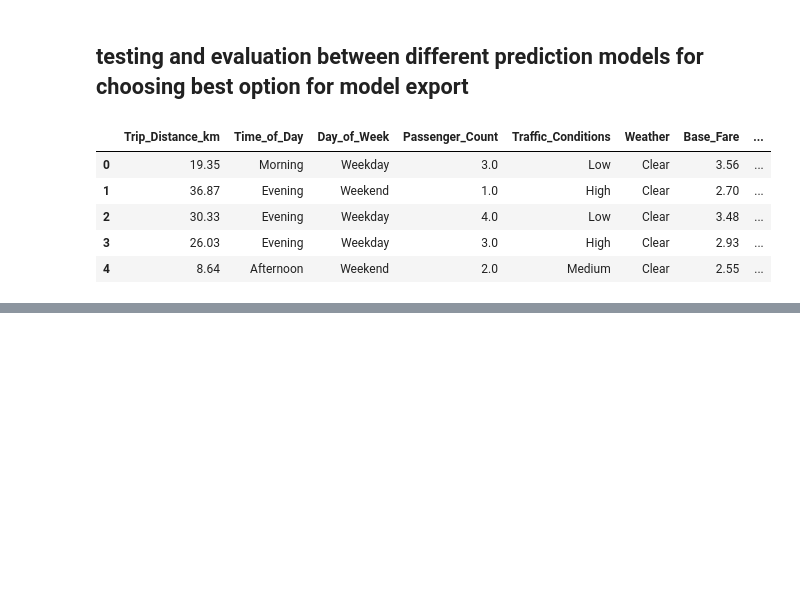
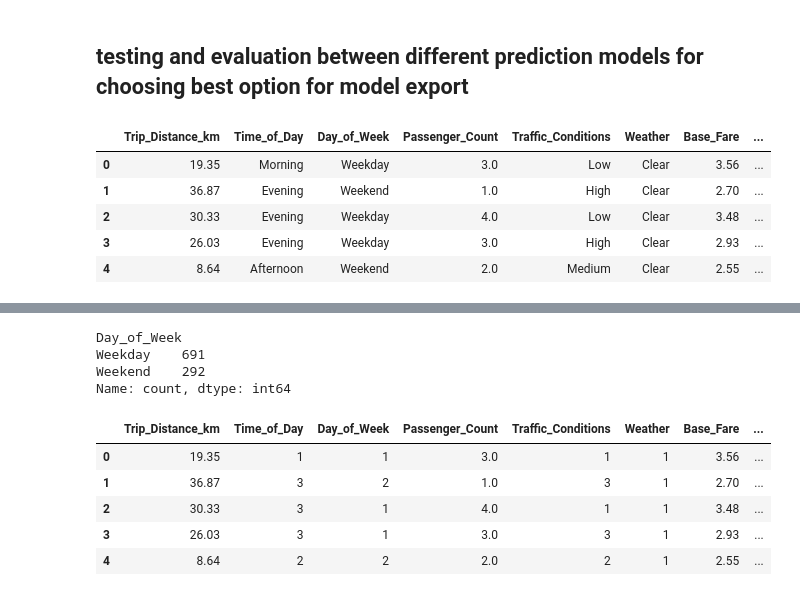
Before and after one commit to ponagr/taxi-prediction-fullstack-pontus, a Jupyter notebook: explorations/model_selection.ipynb, the cells around one changed output, grey strips where cells are left out. Saved outputs shown, nothing was run; the diff lists cells and outputs as text; code cells hidden in the pictures; blank space fills up the shorter version.

```diff
--- a/explorations/model_selection.ipynb
+++ b/explorations/model_selection.ipynb
@@ -15,0 +37,26 @@ df.head()
+# %%
+df["Weather"].value_counts() # Clear, Rain, Snow
+df["Traffic_Conditions"].value_counts() # Low, Medium, High
+df["Time_of_Day"].value_counts() # Morning, Afternoon, Evening, Night
+df["Day_of_Week"].value_counts() # Weekend, Weekday
+# %% [output]
+Day_of_Week
+Weekday    691
+Weekend    292
+Name: count, dtype: int64
+# %%
+test_df = df.copy()
+
+test_df["Weather"] = test_df["Weather"].map({"Clear": 1, "Rain": 2, "Snow": 3}).astype(int)
+test_df["Traffic_Conditions"] = test_df["Traffic_Conditions"].map({"Low": 1, "Medium": 2, "High": 3}).astype(int)
+test_df["Day_of_Week"] = test_df["Day_of_Week"].map({"Weekday": 1, "Weekend": 2}).astype(int)
+test_df["Time_of_Day"] = test_df["Time_of_Day"].map({"Morning": 1, "Afternoon": 2, "Evening": 3, "Night": 4}).astype(int)
+
+test_df.head()
+# %% [output]
+|  | Trip_Distance_km | Time_of_Day | Day_of_Week | Passenger_Count | Traffic_Conditions | Weather | Base_Fare | ... |
+| 0 | 19.35 | 1 | 1 | 3.0 | 1 | 1 | 3.56 | ... |
+| 1 | 36.87 | 3 | 2 | 1.0 | 3 | 1 | 2.70 | ... |
+| 2 | 30.33 | 3 | 1 | 4.0 | 1 | 1 | 3.48 | ... |
+| 3 | 26.03 | 3 | 1 | 3.0 | 3 | 1 | 2.93 | ... |
+| 4 | 8.64 | 2 | 2 | 2.0 | 2 | 1 | 2.55 | ... |
```
Also changed, not shown: parts of 10 cells of this notebook, 1 other file.
